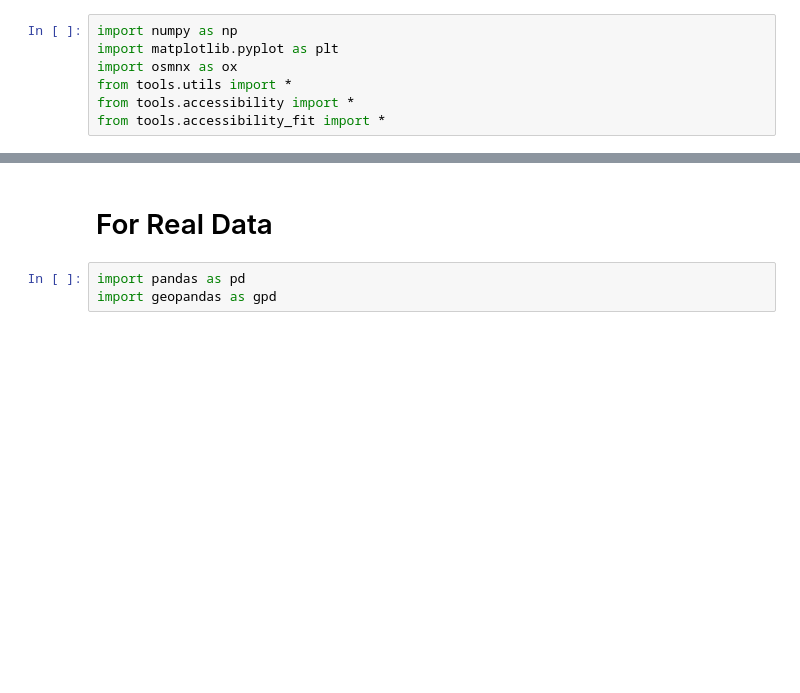
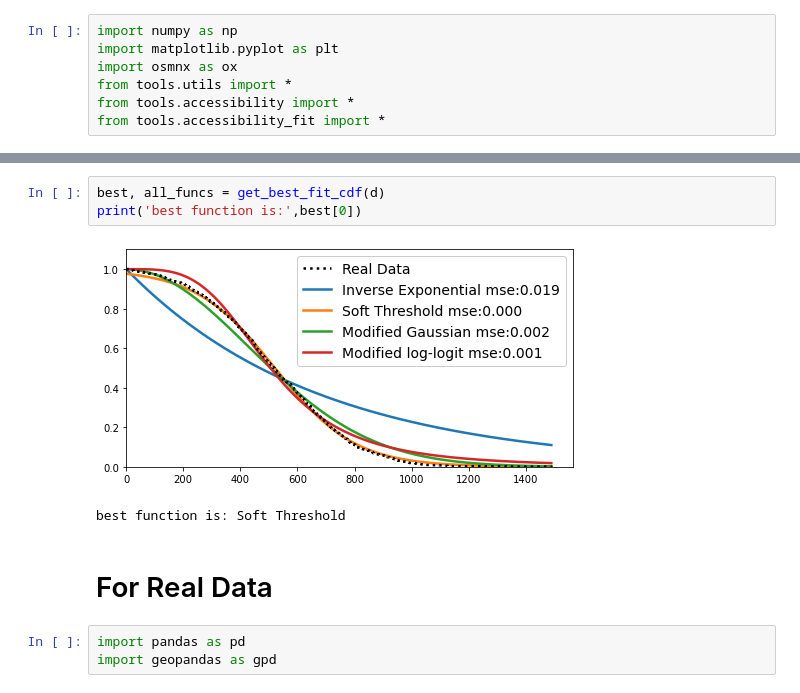
Before and after one commit to andre-morelli/Urban-Analytics, a Jupyter notebook: Example4-Fitting Accessibility Curves.ipynb, the cells around one changed output, grey strips where cells are left out. Saved outputs shown, nothing was run; the diff lists cells and outputs as text; blank space fills up the shorter version.

```diff
--- a/Example4-Fitting Accessibility Curves.ipynb
+++ b/Example4-Fitting Accessibility Curves.ipynb
@@ -24,3 +26,9 @@ best function is: Soft Threshold
+# %%
+best, all_funcs = get_best_fit_cdf(d)
+print('best function is:',best[0])
+# %% [output]
+[figure, added]
+best function is: Soft Threshold
 # %% [markdown]
 # For Real Data
 # %%
```
Also changed, not shown: parts of 16 cells of this notebook.
